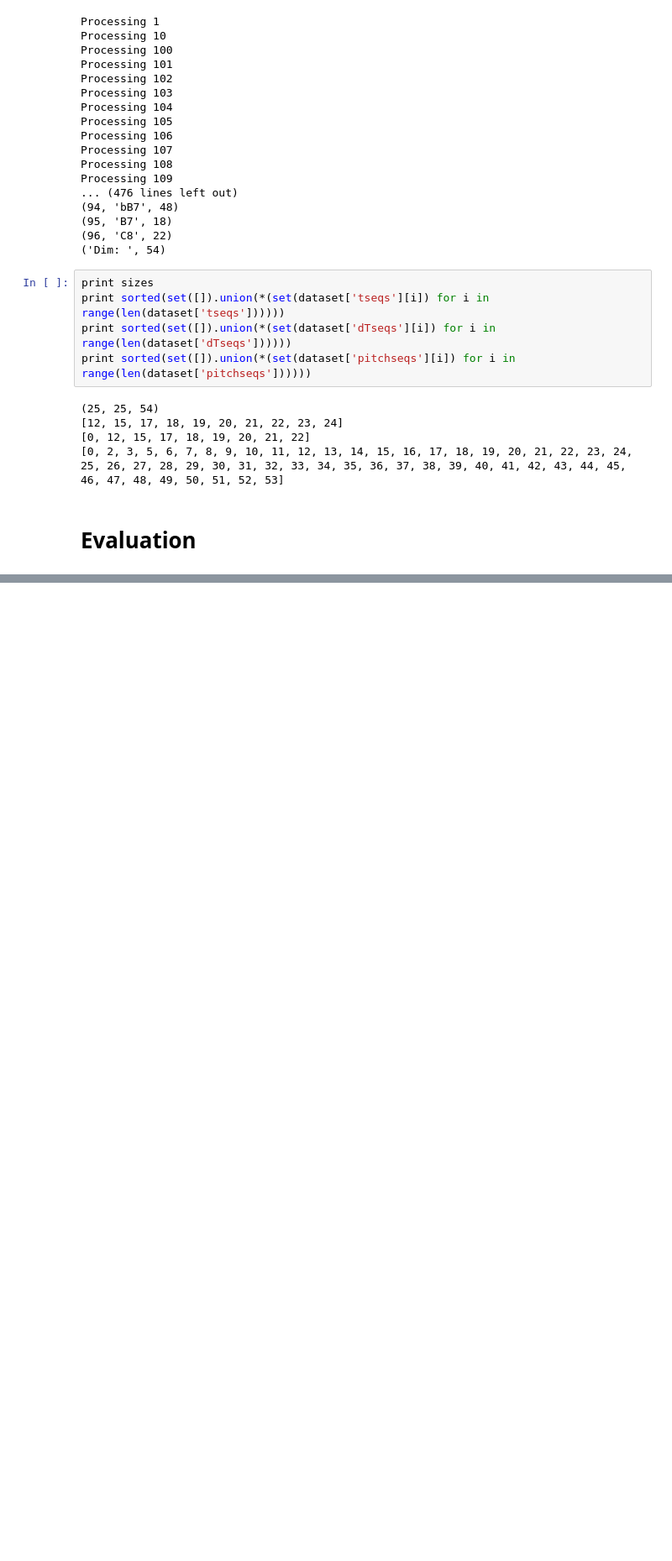
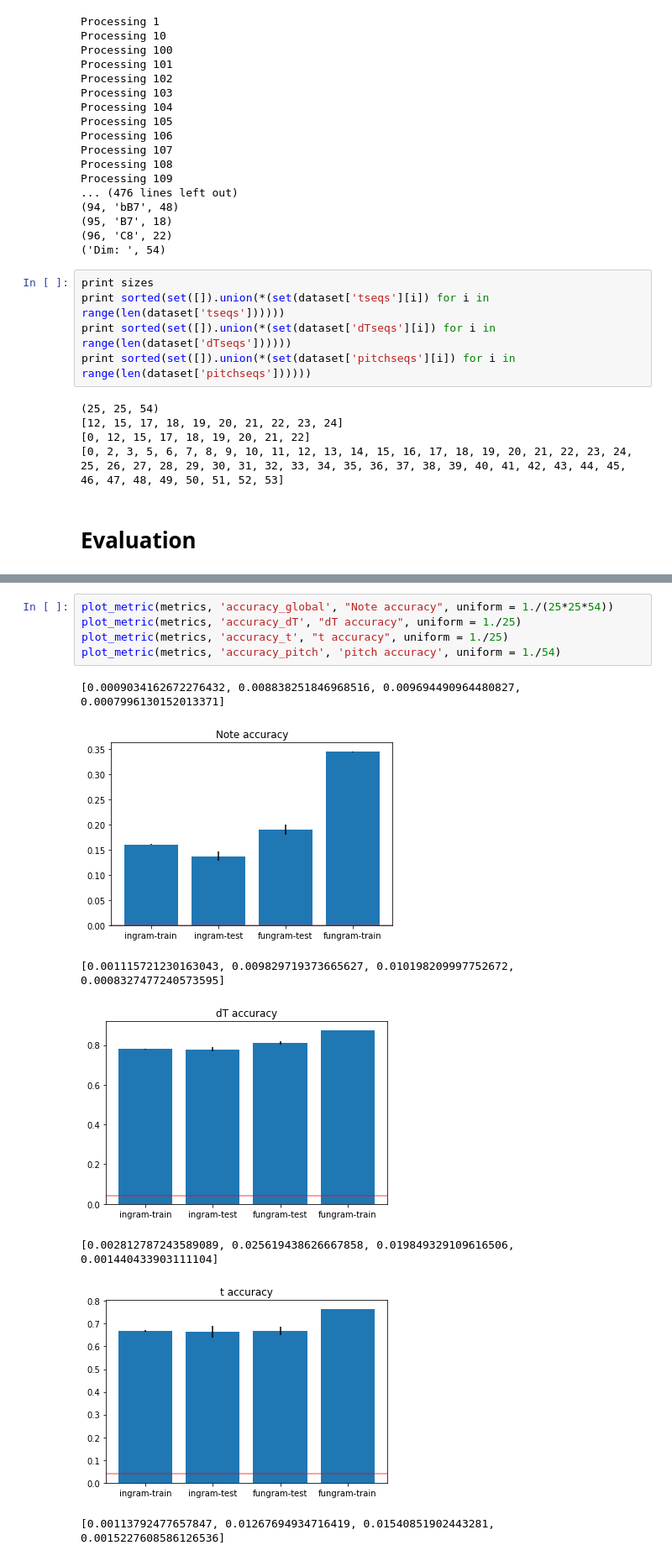
Before and after one commit to adrian-valente/evamus, a Jupyter notebook: src/Evaluation-pipeline.ipynb, the cells around one changed output, grey strips where cells are left out. Shown at 84% size. Drawn from its saved outputs; the diff is of its cells as text; blank space fills up the shorter version.

```diff
--- a/src/Evaluation-pipeline.ipynb
+++ b/src/Evaluation-pipeline.ipynb
@@ -127,0 +160,13 @@ plot_metric(train_losses, "Train Log-Likelihood", uniform=log(1./(25*25*54)))
+# %%
+plot_metric(metrics, 'accuracy_global', "Note accuracy", uniform = 1./(25*25*54))
+plot_metric(metrics, 'accuracy_dT', "dT accuracy", uniform = 1./25)
+plot_metric(metrics, 'accuracy_t', "t accuracy", uniform = 1./25)
+plot_metric(metrics, 'accuracy_pitch', 'pitch accuracy', uniform = 1./54)
+# %% [output]
+[0.0009034162672276432, 0.008838251846968516, 0.009694490964480827, 0.0007996130152013371]
+[figure, added]
+[0.001115721230163043, 0.009829719373665627, 0.010198209997752672, 0.0008327477240573595]
+[figure, added]
+[0.002812787243589089, 0.025619438626667858, 0.019849329109616506, 0.001440433903111104]
+[figure, added]
+[0.00113792477657847, 0.01267694934716419, 0.01540851902443281, 0.0015227608586126536]
```
Also changed, not shown: parts of 9 cells of this notebook, 4 other files.
